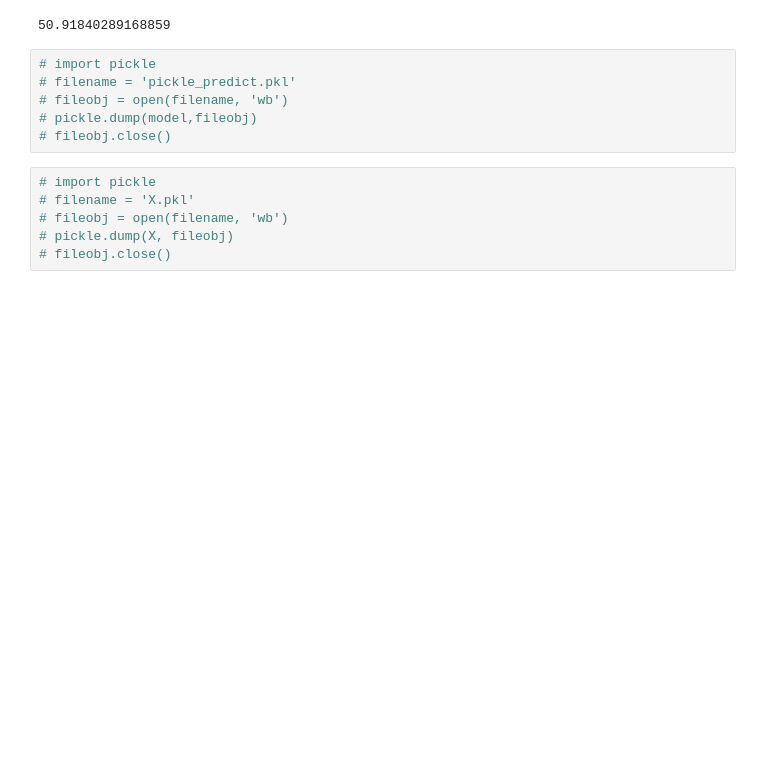
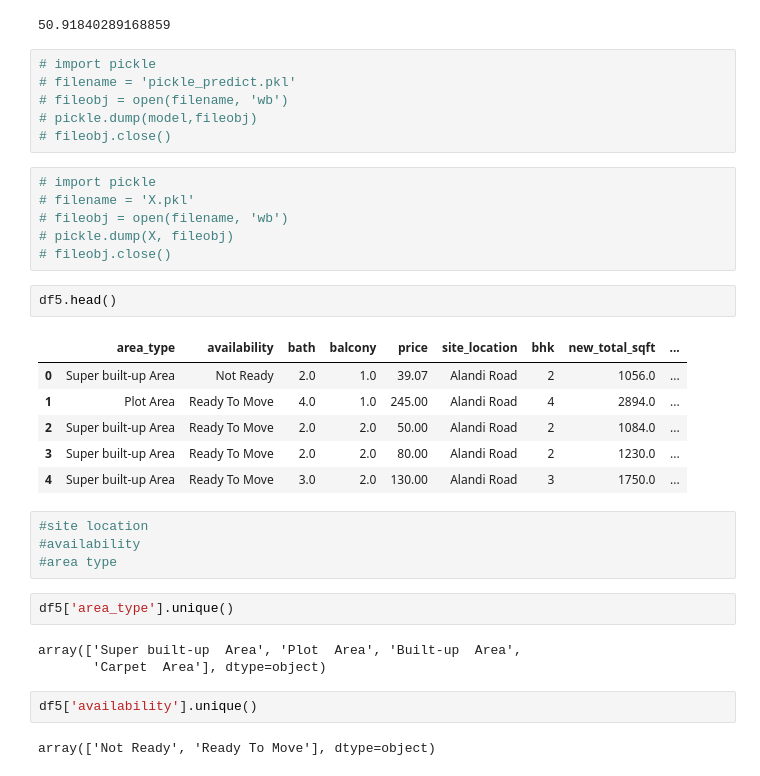
Before and after one commit to sxmedh/House_price_prediction, a Jupyter notebook: prediction.ipynb, the cells around one changed output. Cells and saved outputs as stored; diff of their text form; blank space fills up the shorter version.

```diff
--- a/prediction.ipynb
+++ b/prediction.ipynb
@@ -656,3 +665,25 @@ prediction('Balaji Nagar', 2, 2, 2, 1000, 'Built-up  Area', 'Ready To Move')
 # fileobj = open(filename, 'wb')
 # pickle.dump(X, fileobj)
 # fileobj.close()
+# %%
+df5.head()
+# %% [output]
+|  | area_type | availability | bath | balcony | price | site_location | bhk | new_total_sqft | ... |
+| 0 | Super built-up Area | Not Ready | 2.0 | 1.0 | 39.07 | Alandi Road | 2 | 1056.0 | ... |
+| 1 | Plot Area | Ready To Move | 4.0 | 1.0 | 245.00 | Alandi Road | 4 | 2894.0 | ... |
+| 2 | Super built-up Area | Ready To Move | 2.0 | 2.0 | 50.00 | Alandi Road | 2 | 1084.0 | ... |
+| 3 | Super built-up Area | Ready To Move | 2.0 | 2.0 | 80.00 | Alandi Road | 2 | 1230.0 | ... |
+| 4 | Super built-up Area | Ready To Move | 3.0 | 2.0 | 130.00 | Alandi Road | 3 | 1750.0 | ... |
+# %%
+#site location
+#availability
+#area type
+# %%
+df5['area_type'].unique()
+# %% [output]
+array(['Super built-up  Area', 'Plot  Area', 'Built-up  Area',
+       'Carpet  Area'], dtype=object)
+# %%
+df5['availability'].unique()
+# %% [output]
+array(['Not Ready', 'Ready To Move'], dtype=object)
```
Also changed, not shown: parts of 4 cells of this notebook, 2 other files.
